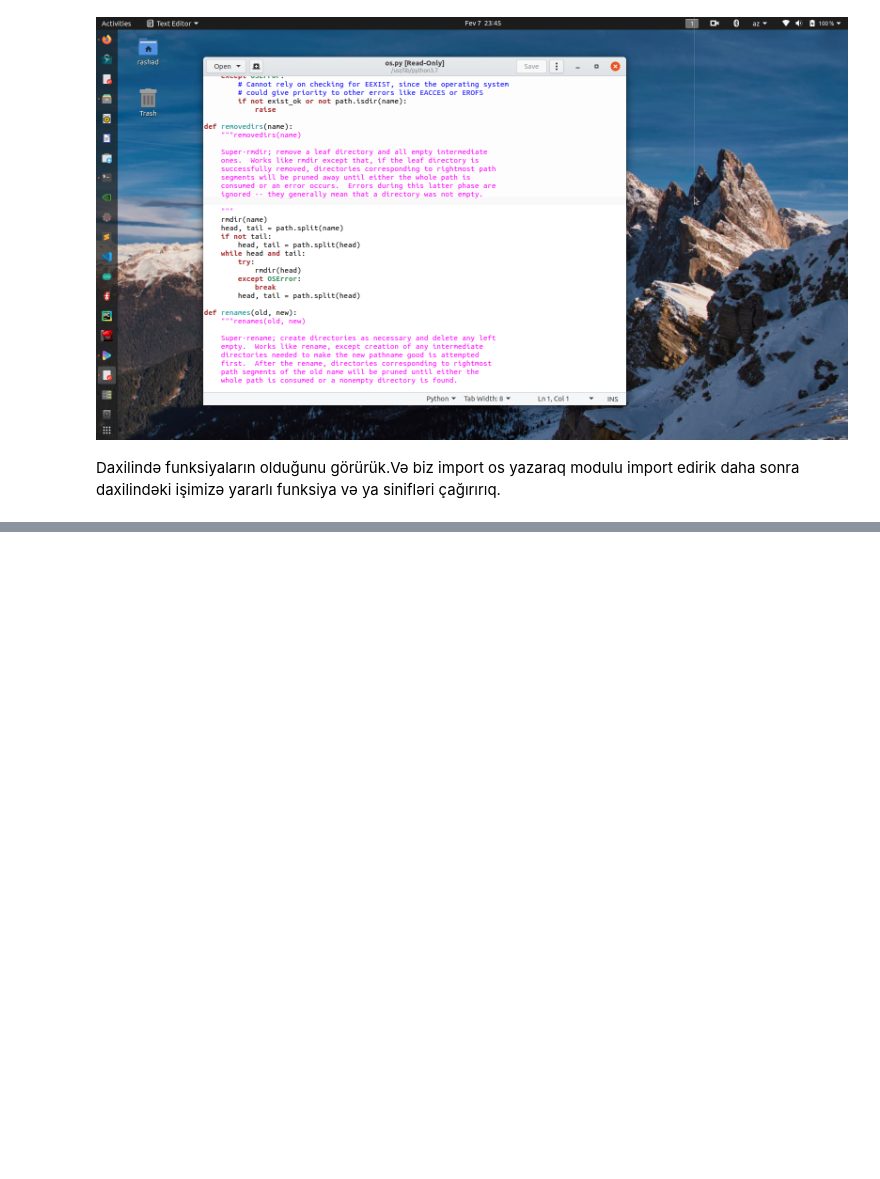
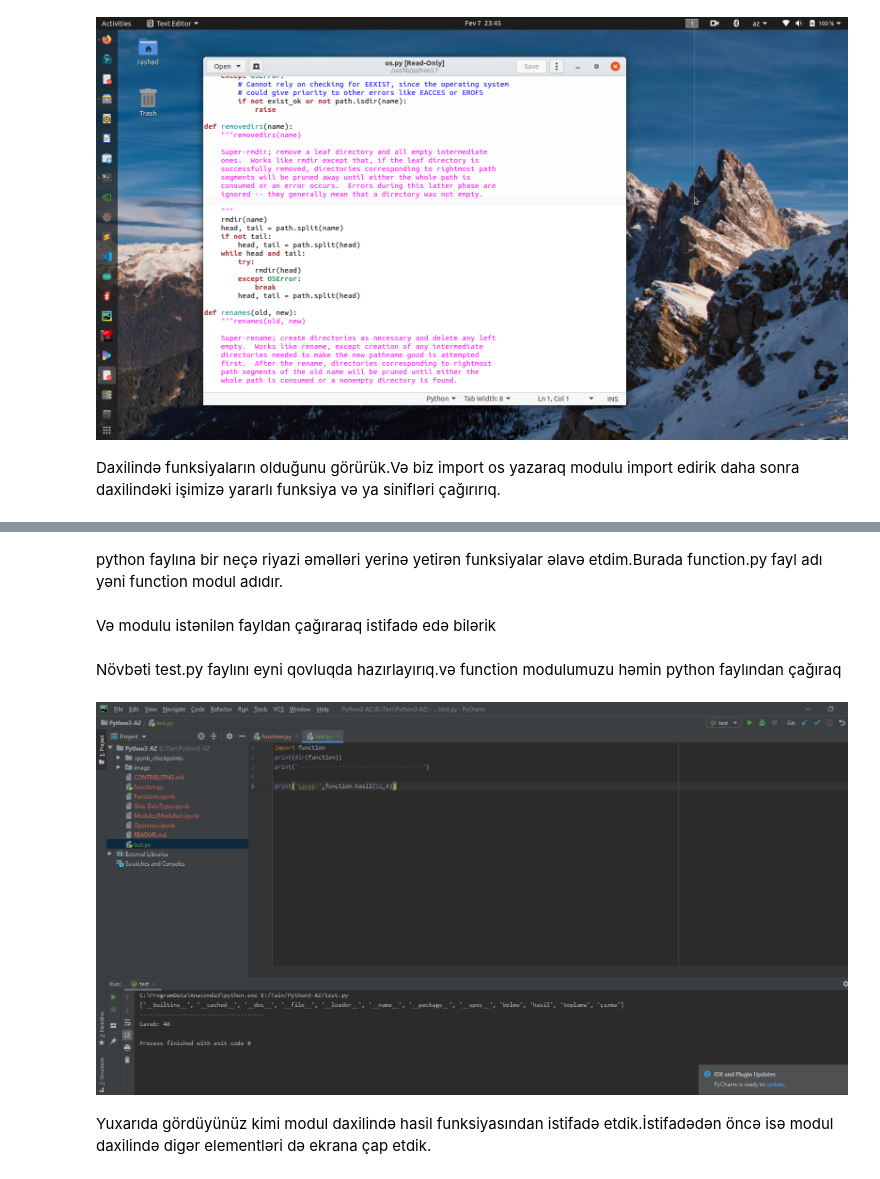
Before and after one commit to RashadGarayev/Python3-AZ, a Jupyter notebook: Modules(Modullar).ipynb, the cells around one changed output, grey strips where cells are left out. Drawn from its saved outputs; the diff is of its cells as text; code cells hidden in the pictures; blank space fills up the shorter version.

```diff
--- a/Modules(Modullar).ipynb
+++ b/Modules(Modullar).ipynb
@@ -134,0 +193,13 @@ os.name
+# %% [markdown]
+python faylına bir neçə riyazi əməlləri yerinə yetirən funksiyalar əlavə etdim.Burada function.py fayl adı yəni function modul adıdır.
+# %% [markdown]
+Və modulu istənilən fayldan çağıraraq istifadə edə bilərik
+# %% [markdown]
+Növbəti test.py faylını eyni qovluqda hazırlayırıq.və function modulumuzu həmin python faylından çağıraq
+# %%
+from IPython.display import Image
+Image("image/moduls1.png")
+# %% [output]
+[figure, added]
+# %% [markdown]
+Yuxarıda gördüyünüz kimi modul daxilində hasil funksiyasından istifadə etdik.İstifadədən öncə isə modul daxilində digər elementləri də ekrana çap etdik.
```
Also changed, not shown: parts of 32 cells of this notebook.
